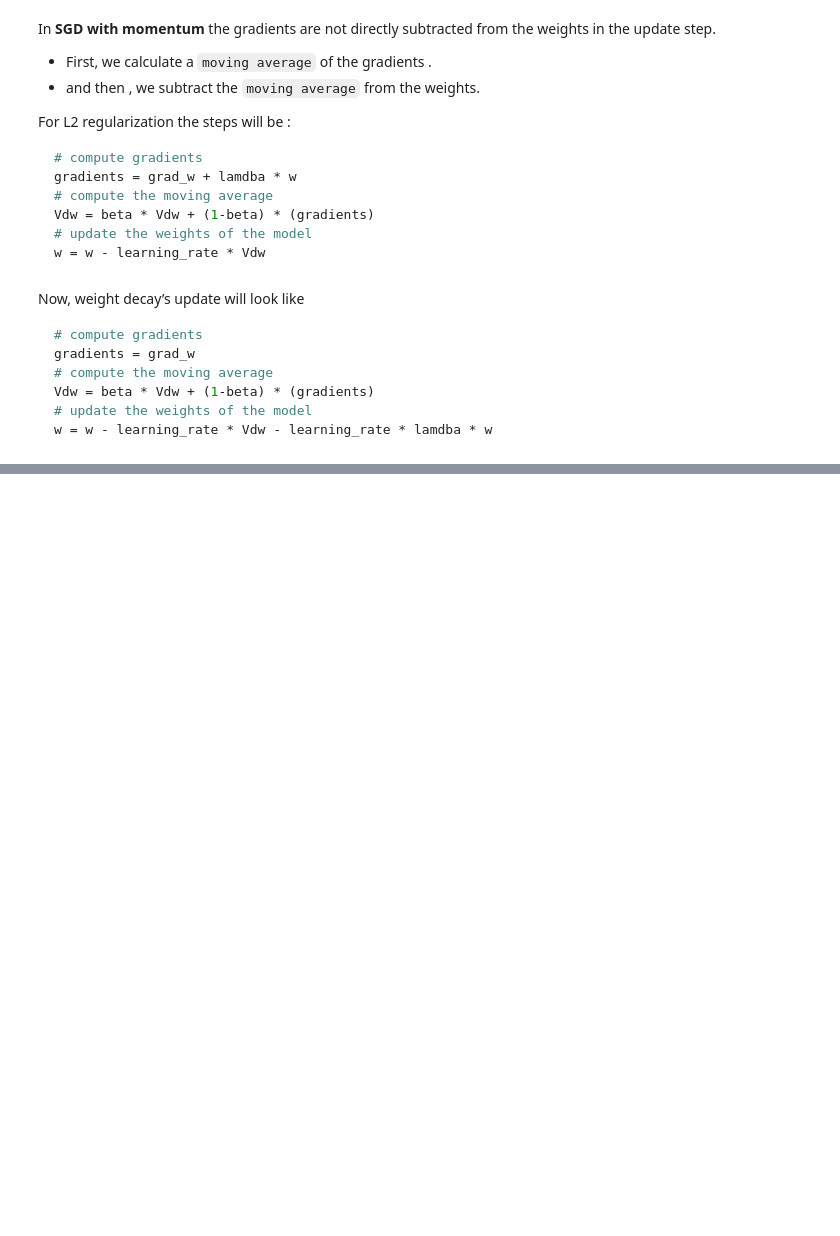
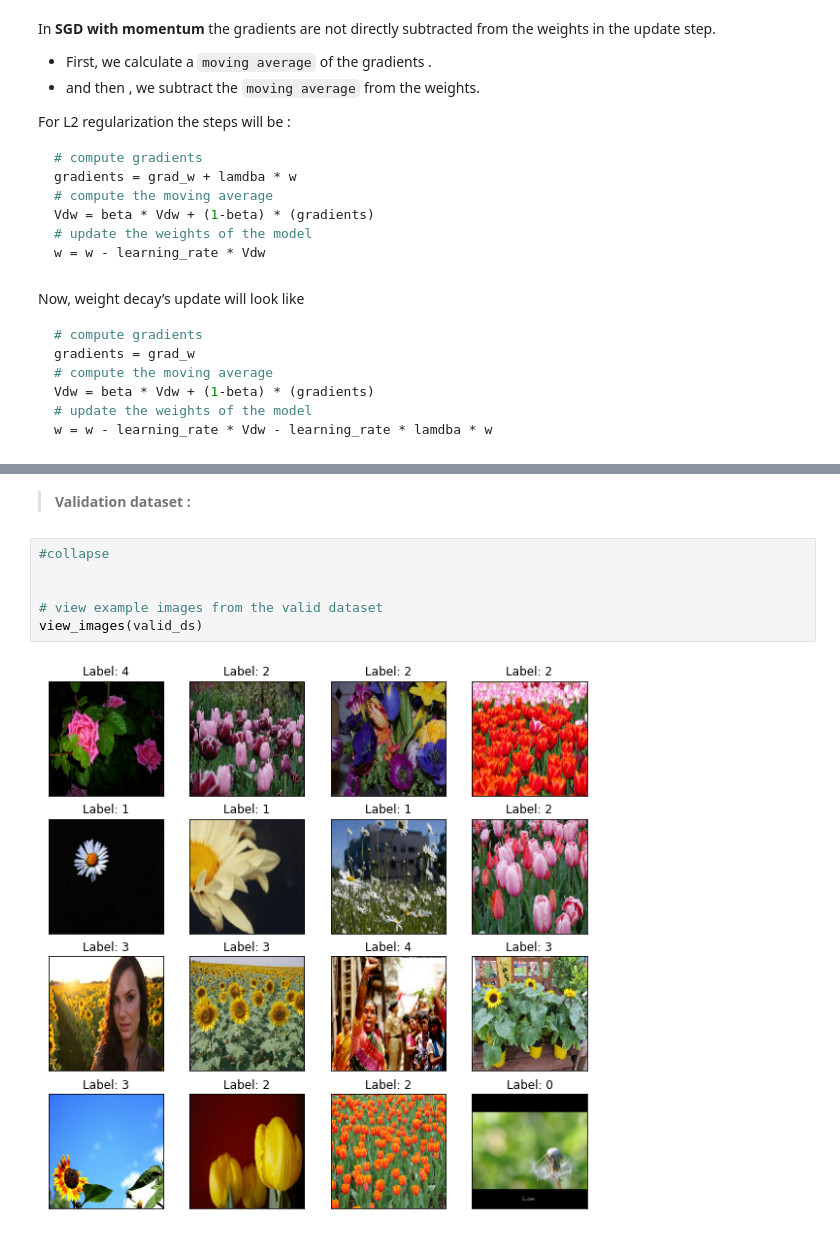
Before and after one commit to benihime91/blog, a Jupyter notebook: _notebooks/2020-10-08-adamW.ipynb, the cells around one changed output, grey strips where cells are left out. Drawn from its saved outputs; the diff is of its cells as text; blank space fills up the shorter version.

```diff
--- a/_notebooks/2020-10-08-adamW.ipynb
+++ b/_notebooks/2020-10-08-adamW.ipynb
@@ -138,0 +305,10 @@ w = w - learning_rate * Vdw - learning_rate * lamdba * w
+# %% [markdown]
+> **Validation dataset :**
+# %%
+#collapse
+
+
+# view example images from the valid dataset
+view_images(valid_ds)
+# %% [output]
+[figure, added]
```
Also changed, not shown: parts of 35 cells of this notebook.
